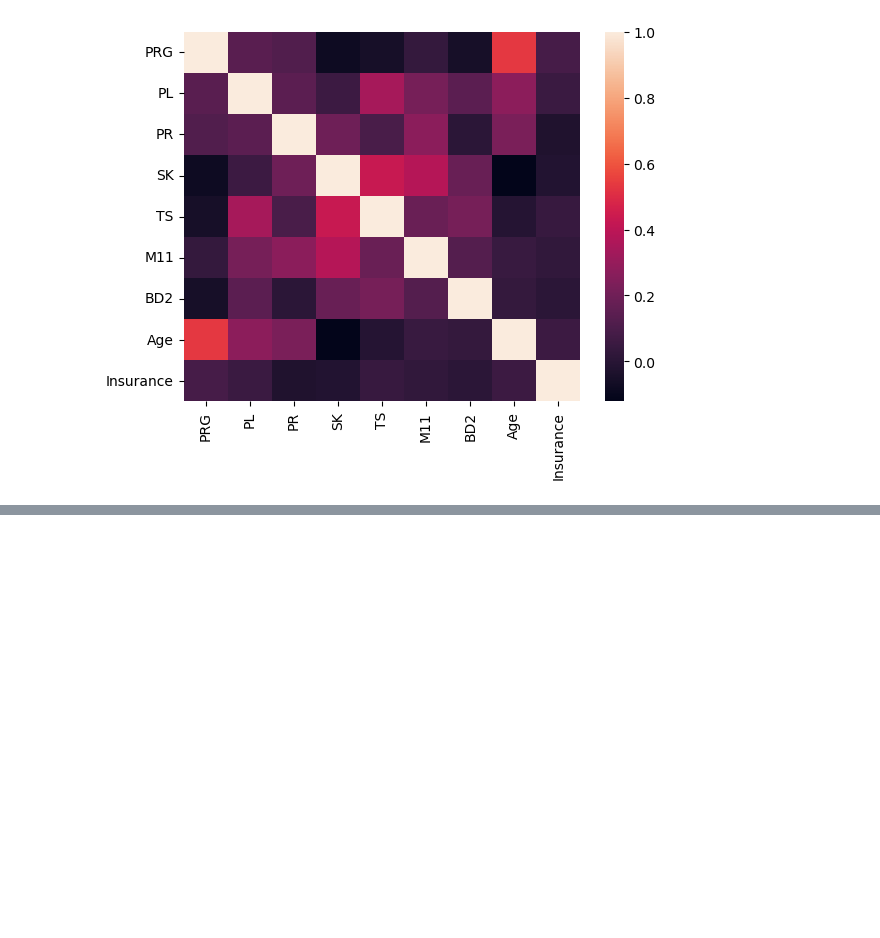
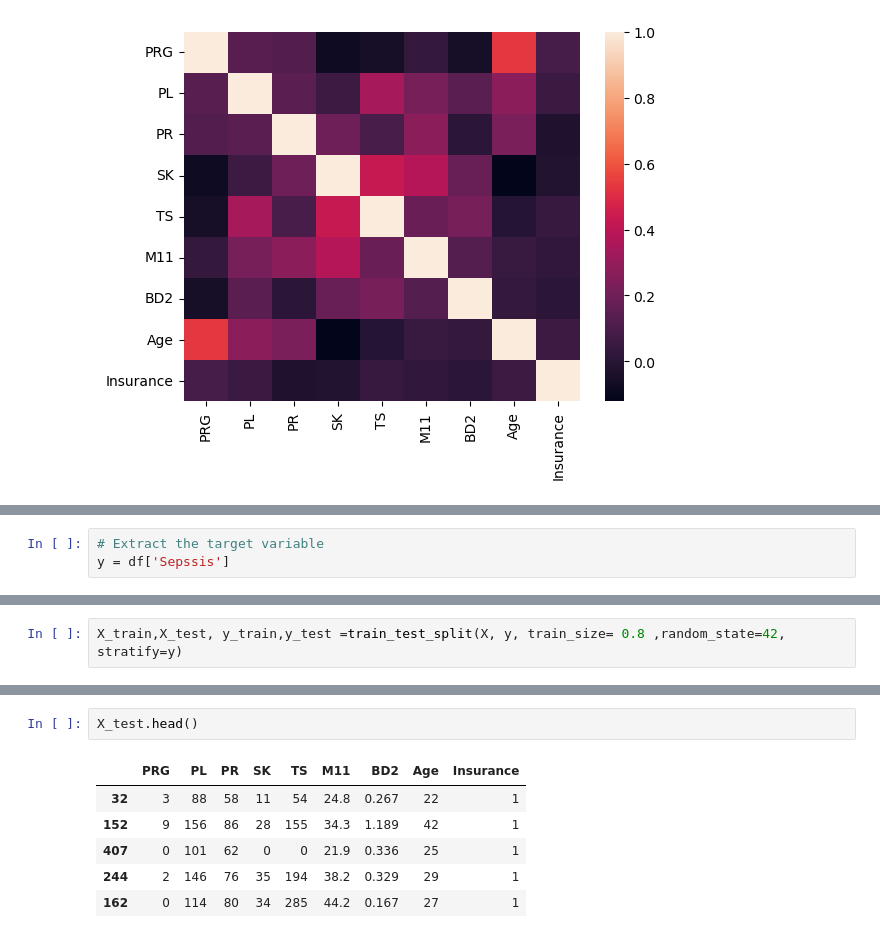
Before and after one commit to Ysafi1/MachineLearningModel_FastAPI, a Jupyter notebook: dev/main.ipynb, the cells around one changed output, grey strips where cells are left out. Saved outputs shown, nothing was run; the diff lists cells and outputs as text; blank space fills up the shorter version.

```diff
--- a/dev/main.ipynb
+++ b/dev/main.ipynb
@@ -274,0 +366,3 @@ sns.heatmap(data=correlation_matrix)
+# %%
+# Extract the target variable
+y = df['Sepssis']
@@ -274,0 +405,2 @@ sns.heatmap(data=correlation_matrix)
+# %%
+X_train,X_test, y_train,y_test =train_test_split(X, y, train_size= 0.8 ,random_state=42, stratify=y)
@@ -274,0 +446,9 @@ sns.heatmap(data=correlation_matrix)
+# %%
+X_test.head()
+# %% [output]
+|  | PRG | PL | PR | SK | TS | M11 | BD2 | Age | Insurance |
+| 32 | 3 | 88 | 58 | 11 | 54 | 24.8 | 0.267 | 22 | 1 |
+| 152 | 9 | 156 | 86 | 28 | 155 | 34.3 | 1.189 | 42 | 1 |
+| 407 | 0 | 101 | 62 | 0 | 0 | 21.9 | 0.336 | 25 | 1 |
+| 244 | 2 | 146 | 76 | 35 | 194 | 38.2 | 0.329 | 29 | 1 |
+| 162 | 0 | 114 | 80 | 34 | 285 | 44.2 | 0.167 | 27 | 1 |
```
Also changed, not shown: parts of 47 cells of this notebook.
